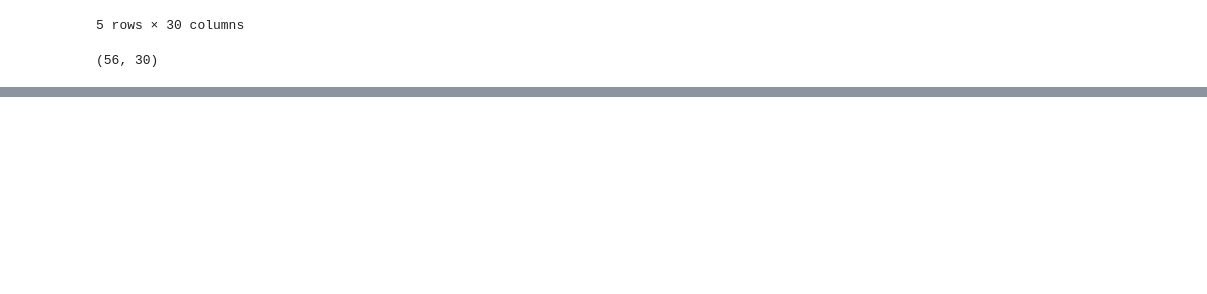
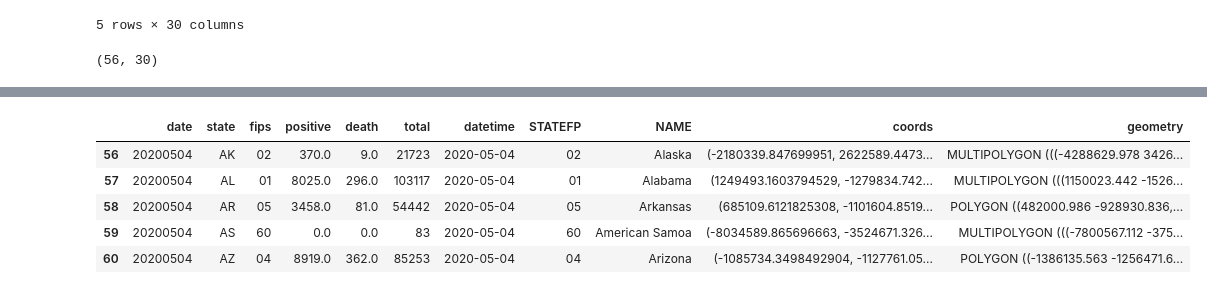
Before and after one commit to katkim0307/COVID-19_Response_Comparison, a Jupyter notebook: us_cov19_data.ipynb, the cells around one changed output, grey strips where cells are left out. Saved outputs shown, nothing was run; the diff lists cells and outputs as text; code cells hidden in the pictures; blank space fills up the shorter version.

```diff
--- a/us_cov19_data.ipynb
+++ b/us_cov19_data.ipynb
@@ -306,0 +357,14 @@ memory usage: 674.7+ KB
+# %%
+# import datetime
+state_start_date = datetime.datetime(2020, 5, 4)
+
+state_start_df = us_cov19_states_df[(us_cov19_states_df['datetime']==state_start_date)]
+# %%
+state_start_df.head()
+# %% [output]
+|  | date | state | fips | positive | death | total | datetime | STATEFP | NAME | coords | geometry |
+| 56 | 20200504 | AK | 02 | 370.0 | 9.0 | 21723 | 2020-05-04 | 02 | Alaska | (-2180339.847699951, 2622589.4473... | MULTIPOLYGON (((-4288629.978 3426... |
+| 57 | 20200504 | AL | 01 | 8025.0 | 296.0 | 103117 | 2020-05-04 | 01 | Alabama | (1249493.1603794529, -1279834.742... | MULTIPOLYGON (((1150023.442 -1526... |
+| 58 | 20200504 | AR | 05 | 3458.0 | 81.0 | 54442 | 2020-05-04 | 05 | Arkansas | (685109.6121825308, -1101604.8519... | POLYGON ((482000.986 -928930.836,... |
+| 59 | 20200504 | AS | 60 | 0.0 | 0.0 | 83 | 2020-05-04 | 60 | American Samoa | (-8034589.865696663, -3524671.326... | MULTIPOLYGON (((-7800567.112 -375... |
+| 60 | 20200504 | AZ | 04 | 8919.0 | 362.0 | 85253 | 2020-05-04 | 04 | Arizona | (-1085734.3498492904, -1127761.05... | POLYGON ((-1386135.563 -1256471.6... |
```
Also changed, not shown: parts of 17 cells of this notebook, 3 other files.
